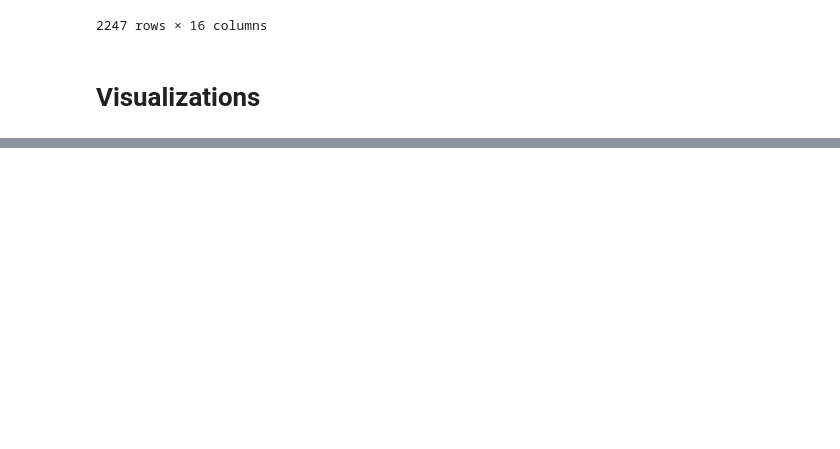
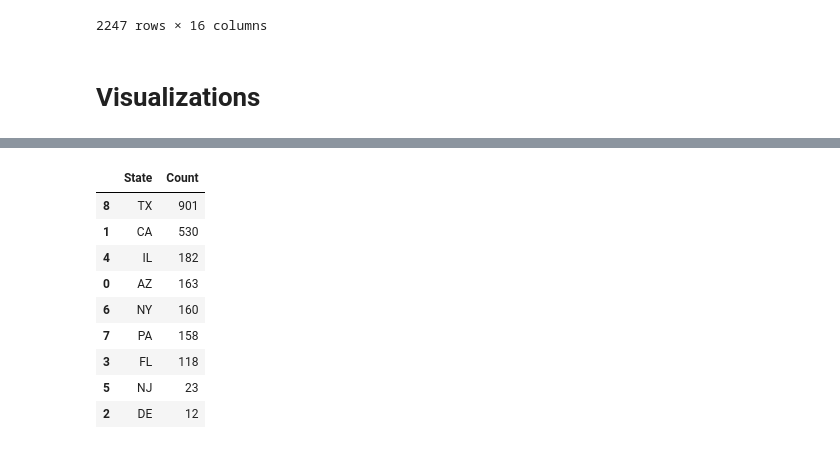
Before and after one commit to Hanuro/data-engineer-jobs-analysis, a Jupyter notebook: research/assets/dataviz/dataengineer.ipynb, the cells around one changed output, grey strips where cells are left out. Saved outputs shown, nothing was run; the diff lists cells and outputs as text; code cells hidden in the pictures; blank space fills up the shorter version.

```diff
--- a/research/assets/dataviz/dataengineer.ipynb
+++ b/research/assets/dataviz/dataengineer.ipynb
@@ -329,6 +331,21 @@ fig.update_layout(
 fig.show()
 # %% [output]
 [interactive output not drawn]
+# %%
+State = df.groupby(['State']).size().reset_index(name = 'Count').sort_values('Count', ascending=False)
+# %%
+State
+# %% [output]
+|  | State | Count |
+| 8 | TX | 901 |
+| 1 | CA | 530 |
+| 4 | IL | 182 |
+| 0 | AZ | 163 |
+| 6 | NY | 160 |
+| 7 | PA | 158 |
+| 3 | FL | 118 |
+| 5 | NJ | 23 |
+| 2 | DE | 12 |
 # %%
 import plotly.graph_objects as go
 
```
Also changed, not shown: parts of 12 cells of this notebook, 3 other files.
